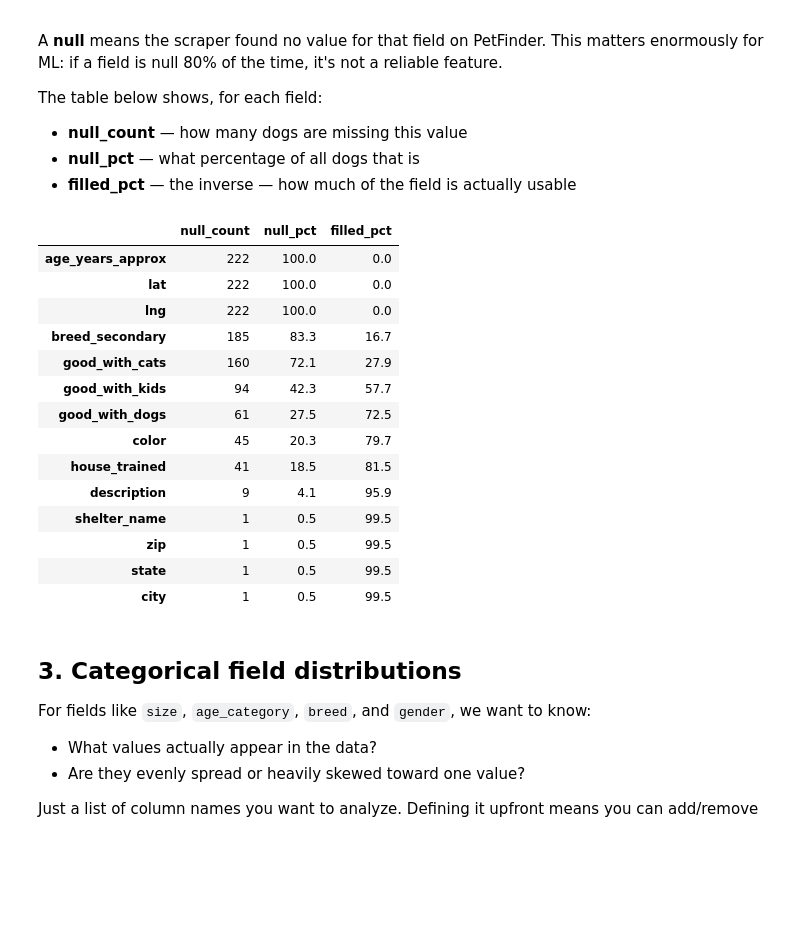
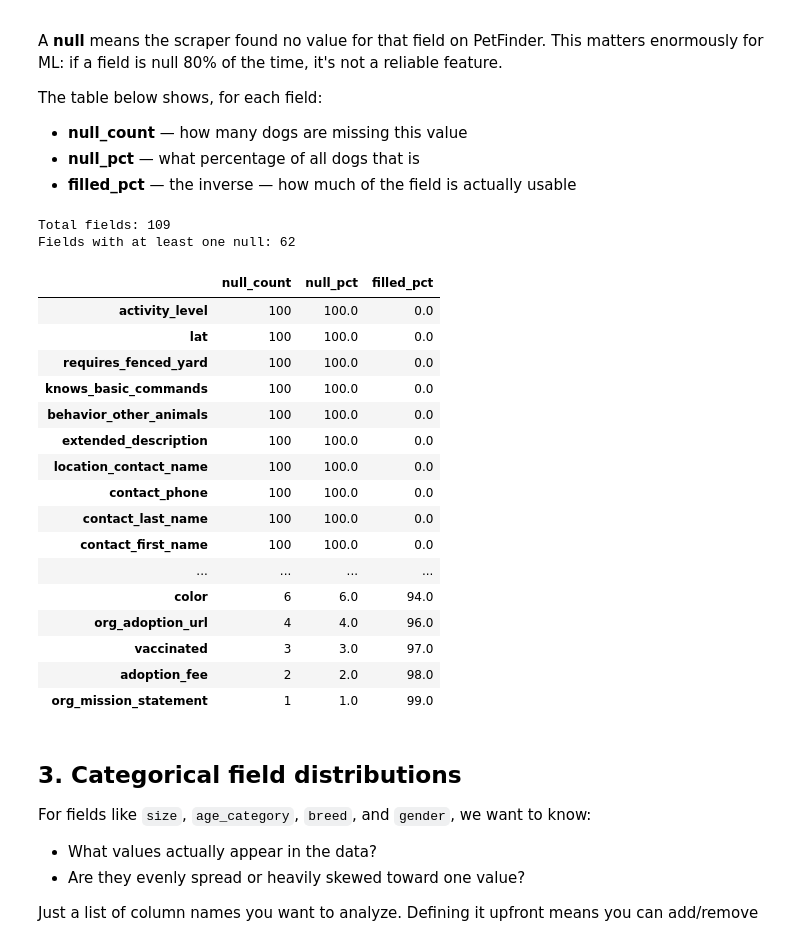
Before and after one commit to shrutiagarwal28/fetchr, a Jupyter notebook: audit.ipynb, the cells around one changed output. Drawn from its saved outputs; the diff is of its cells as text; code cells hidden in the pictures; blank space fills up the shorter version.

Commit message:
improve audit file

```diff
--- a/audit.ipynb
+++ b/audit.ipynb
@@ -50,31 +74,38 @@ The table below shows, for each field:
 # %%
 null_counts = df.isnull().sum()
 null_pct = (null_counts / len(df) * 100).round(1)
 
 null_audit = pd.DataFrame({
     'null_count': null_counts,
     'null_pct': null_pct,
     'filled_pct': (100 - null_pct),
 }).sort_values('null_pct', ascending=False)
 
-# Only show fields that have at least one null
-null_audit[null_audit['null_count'] > 0]
+pd.set_option('display.max_rows', None)
+filtered = null_audit[null_audit['null_count'] > 0]
+print(f'Total fields: {len(null_audit)}')
+print(f'Fields with at least one null: {len(filtered)}')
+filtered
 # %% [output]
+Total fields: 109
+Fields with at least one null: 62
 |  | null_count | null_pct | filled_pct |
-| age_years_approx | 222 | 100.0 | 0.0 |
-| lat | 222 | 100.0 | 0.0 |
-| lng | 222 | 100.0 | 0.0 |
-| breed_secondary | 185 | 83.3 | 16.7 |
-| good_with_cats | 160 | 72.1 | 27.9 |
-| good_with_kids | 94 | 42.3 | 57.7 |
-| good_with_dogs | 61 | 27.5 | 72.5 |
-| color | 45 | 20.3 | 79.7 |
-| house_trained | 41 | 18.5 | 81.5 |
-| description | 9 | 4.1 | 95.9 |
-| shelter_name | 1 | 0.5 | 99.5 |
-| zip | 1 | 0.5 | 99.5 |
-| state | 1 | 0.5 | 99.5 |
-| city | 1 | 0.5 | 99.5 |
+| activity_level | 100 | 100.0 | 0.0 |
+| lat | 100 | 100.0 | 0.0 |
+| requires_fenced_yard | 100 | 100.0 | 0.0 |
+| knows_basic_commands | 100 | 100.0 | 0.0 |
+| behavior_other_animals | 100 | 100.0 | 0.0 |
+| extended_description | 100 | 100.0 | 0.0 |
+| location_contact_name | 100 | 100.0 | 0.0 |
+| contact_phone | 100 | 100.0 | 0.0 |
+| contact_last_name | 100 | 100.0 | 0.0 |
+| contact_first_name | 100 | 100.0 | 0.0 |
+| ... | ... | ... | ... |
+| color | 6 | 6.0 | 94.0 |
+| org_adoption_url | 4 | 4.0 | 96.0 |
+| vaccinated | 3 | 3.0 | 97.0 |
+| adoption_fee | 2 | 2.0 | 98.0 |
+| org_mission_statement | 1 | 1.0 | 99.0 |
 # %% [markdown]
 ## 3. Categorical field distributions
 
```
Also changed, not shown: parts of 18 cells of this notebook.
